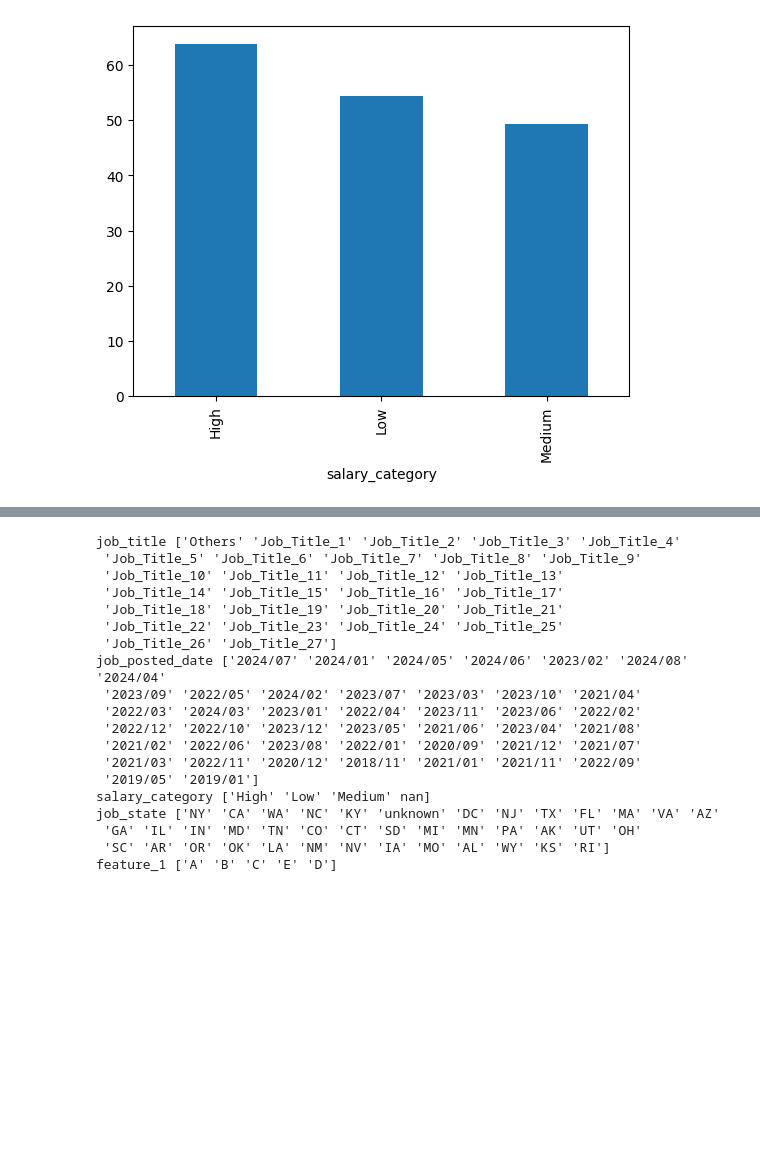
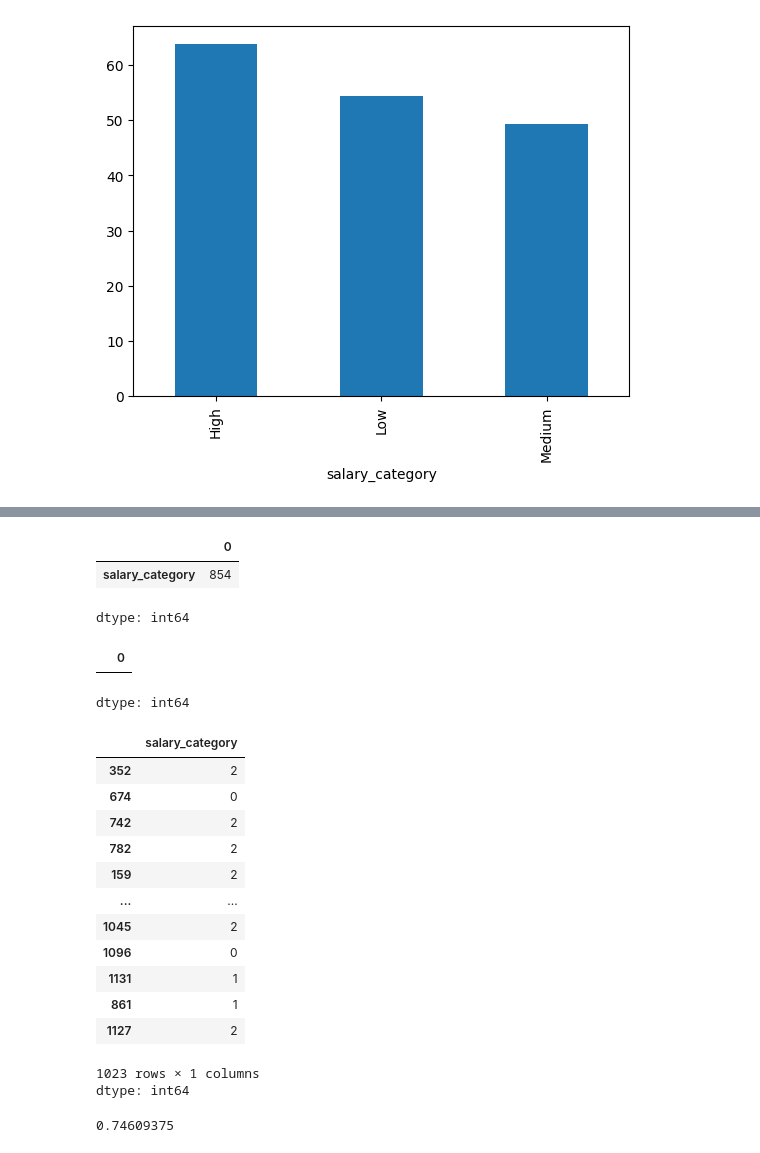
Before and after one commit to thimmie52/EngineerSalaryPred, a Jupyter notebook: model.ipynb, the cells around one changed output, grey strips where cells are left out. Saved outputs shown, nothing was run; the diff lists cells and outputs as text; code cells hidden in the pictures; blank space fills up the shorter version.

```diff
--- a/model.ipynb
+++ b/model.ipynb
@@ -97,27 +121,32 @@ salary_category 854
 # %%
 df['job_state'].fillna('unknown', inplace=True)
-# %%
-for i in object_cols:
-  print(i, df[i].unique())
-# %% [output]
-job_title ['Others' 'Job_Title_1' 'Job_Title_2' 'Job_Title_3' 'Job_Title_4'
- 'Job_Title_5' 'Job_Title_6' 'Job_Title_7' 'Job_Title_8' 'Job_Title_9'
- 'Job_Title_10' 'Job_Title_11' 'Job_Title_12' 'Job_Title_13'
- 'Job_Title_14' 'Job_Title_15' 'Job_Title_16' 'Job_Title_17'
- 'Job_Title_18' 'Job_Title_19' 'Job_Title_20' 'Job_Title_21'
- 'Job_Title_22' 'Job_Title_23' 'Job_Title_24' 'Job_Title_25'
- 'Job_Title_26' 'Job_Title_27']
-job_posted_date ['2024/07' '2024/01' '2024/05' '2024/06' '2023/02' '2024/08' '2024/04'
- '2023/09' '2022/05' '2024/02' '2023/07' '2023/03' '2023/10' '2021/04'
- '2022/03' '2024/03' '2023/01' '2022/04' '2023/11' '2023/06' '2022/02'
- '2022/12' '2022/10' '2023/12' '2023/05' '2021/06' '2023/04' '2021/08'
- '2021/02' '2022/06' '2023/08' '2022/01' '2020/09' '2021/12' '2021/07'
- '2021/03' '2022/11' '2020/12' '2018/11' '2021/01' '2021/11' '2022/09'
- '2019/05' '2019/01']
-salary_category ['High' 'Low' 'Medium' nan]
-job_state ['NY' 'CA' 'WA' 'NC' 'KY' 'unknown' 'DC' 'NJ' 'TX' 'FL' 'MA' 'VA' 'AZ'
- 'GA' 'IL' 'IN' 'MD' 'TN' 'CO' 'CT' 'SD' 'MI' 'MN' 'PA' 'AK' 'UT' 'OH'
- 'SC' 'AR' 'OR' 'OK' 'LA' 'NM' 'NV' 'IA' 'MO' 'AL' 'WY' 'KS' 'RI']
-feature_1 ['A' 'B' 'C' 'E' 'D']
+# %%
+
+df['job_posted_date'] = pd.to_datetime(df['job_posted_date'], format='%Y/%m')
+df['job_posted_month'] = df['job_posted_date'].dt.month
+df['job_posted_year'] = df['job_posted_date'].dt.year
+
+df.drop('job_posted_date', axis=1, inplace=True)
+# %%
+null = df.isna().sum()
+null[null > 0]
+# %% [output]
+|  | 0 |
+| salary_category | 854 |
+dtype: int64
 # %%
-model = ma
+train = df[df['salary_category'].notna()]
+test = df[df['salary_category'].isna()]
+X = train.drop(['salary_category', 'obs'], axis=1)
+y = train['salary_category']
+
+y = y.replace({'Low': 0, 'Medium': 1, 'High': 2})
+
+
+x_train, x_test, y_train, y_test = train_test_split(X, y, test_size=0.2, random_state=42)
+# %%
+null = X.isna().sum()
+null[null > 0]
+# %% [output]
+|  | 0 |
+dtype: int64
@@ -123,0 +156,17 @@ model = ma
+# %%
+y_train
+# %% [output]
+|  | salary_category |
+| 352 | 2 |
+| 674 | 0 |
+| 742 | 2 |
+| 782 | 2 |
+| 159 | 2 |
+| ... | ... |
+| 1045 | 2 |
+| 1096 | 0 |
+| 1131 | 1 |
+| 861 | 1 |
+| 1127 | 2 |
+1023 rows × 1 columns
+dtype: int64
@@ -123,0 +193,4 @@ model = ma
+# %%
+print(accuracy_score(y_test, y_pred))
+# %% [output]
+0.74609375
```
Also changed, not shown: parts of 12 cells of this notebook.
